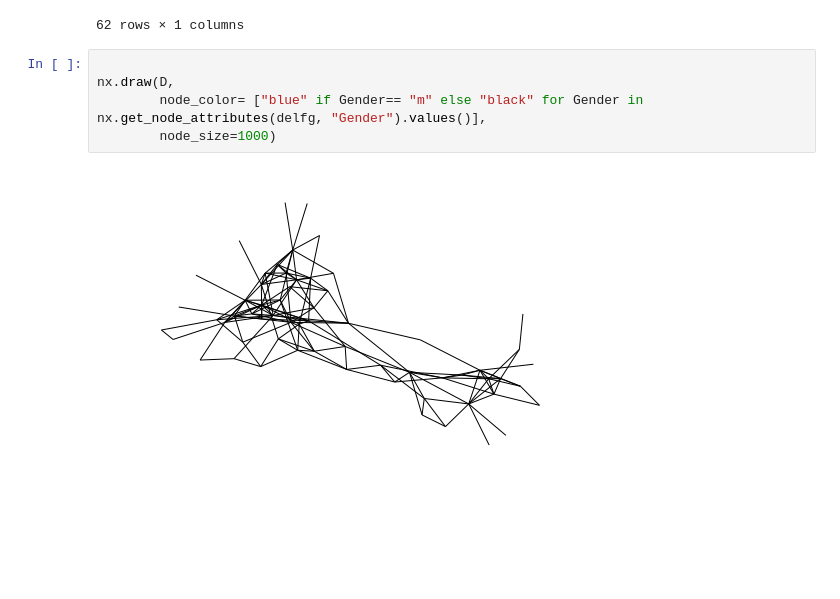
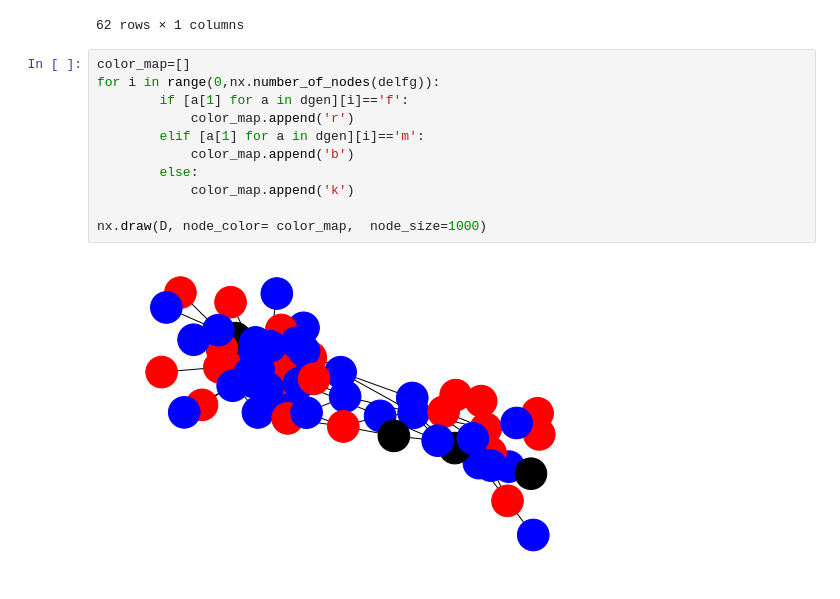
Before and after one commit to leialorenzo/Redes, a Jupyter notebook: TP1.ipynb, the cells around one changed output. Saved outputs shown, nothing was run; the diff lists cells and outputs as text; blank space fills up the shorter version.

Commit message:
colores!

```diff
--- a/TP1.ipynb
+++ b/TP1.ipynb
@@ -182,10 +153,16 @@ ng
 | Notch | m |
 | TR88 | f |
 62 rows × 1 columns
-# %%
-
-nx.draw(D,
-        node_color= ["blue" if Gender== "m" else "black" for Gender in nx.get_node_attributes(delfg, "Gender").values()],
-        node_size=1000)
-# %% [output]
-[figure, removed]
+# %%
+color_map=[]
+for i in range(0,nx.number_of_nodes(delfg)):
+        if [a[1] for a in dgen][i]=='f':
+            color_map.append('r')
+        elif [a[1] for a in dgen][i]=='m':
+            color_map.append('b')
+        else:
+            color_map.append('k')
+
+nx.draw(D, node_color= color_map,  node_size=1000)
+# %% [output]
+[figure, added]
```
Also changed, not shown: parts of 2 cells of this notebook.
